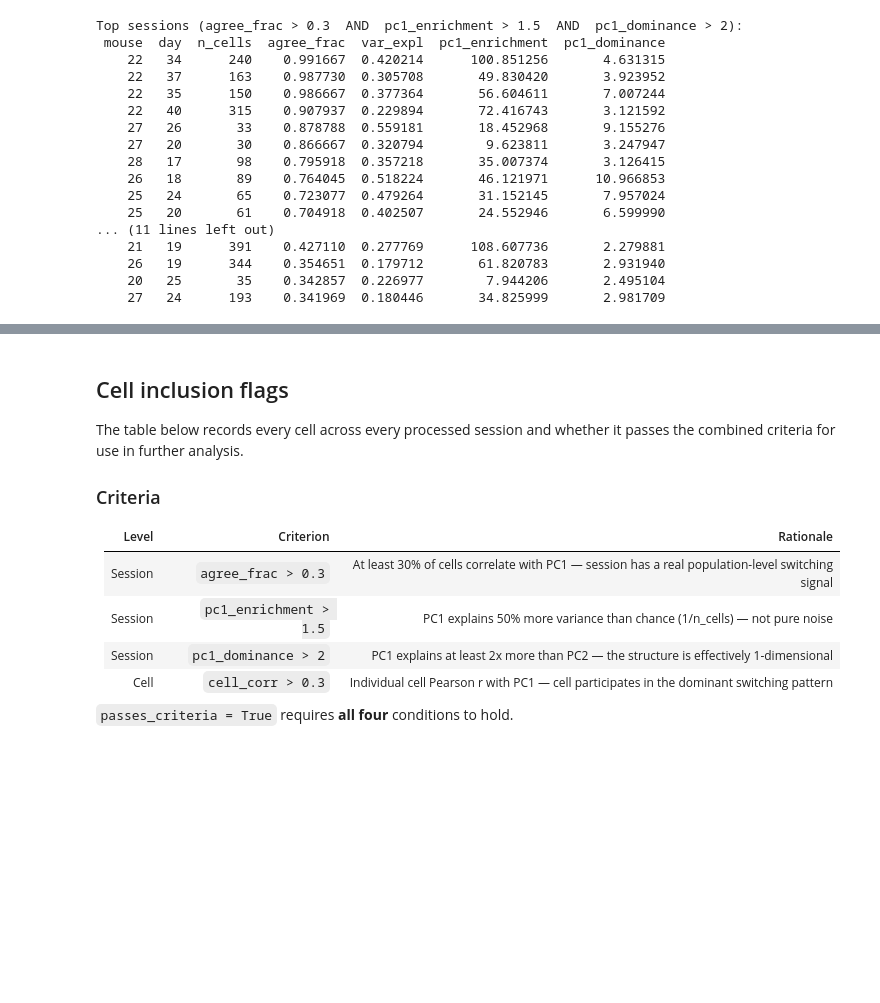
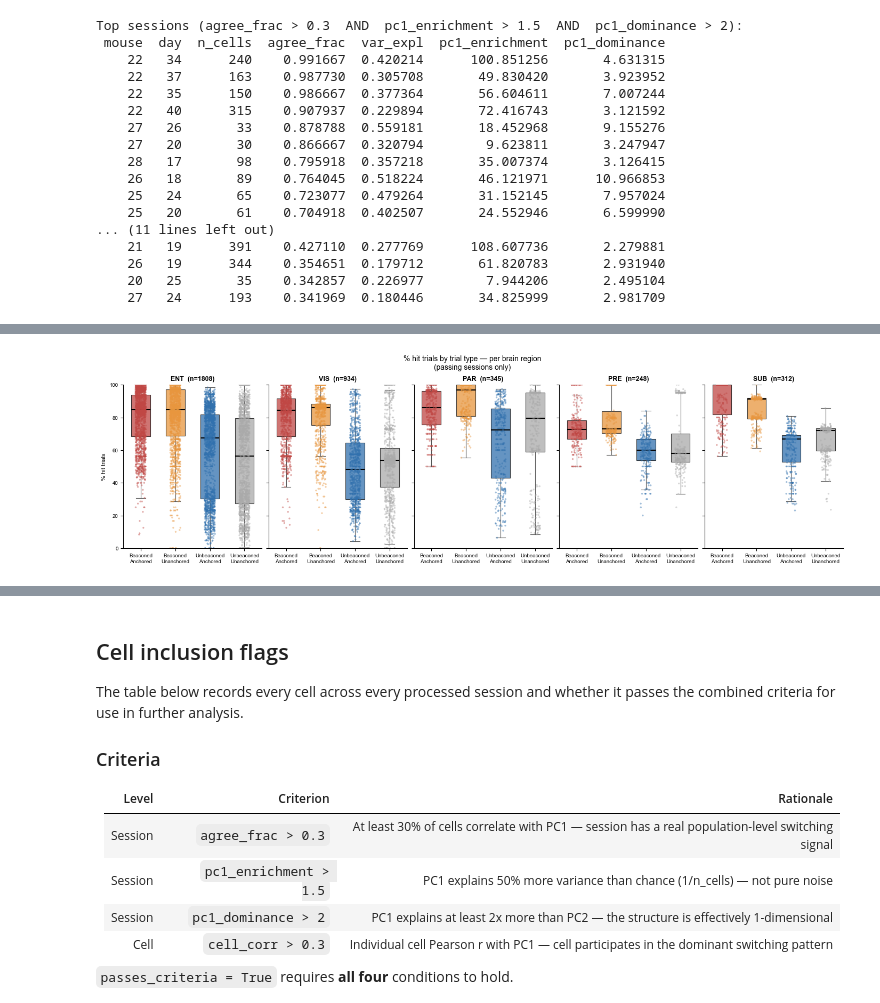
Before and after one commit to HDClark94/spatial-manifolds, a Jupyter notebook: scripts/figures/figure_6_task_anchoring/task_anchoring_catalogue.ipynb, the cells around one changed output, grey strips where cells are left out. Saved outputs shown, nothing was run; the diff lists cells and outputs as text; code cells hidden in the pictures; blank space fills up the shorter version.

```diff
--- a/scripts/figures/figure_6_task_anchoring/task_anchoring_catalogue.ipynb
+++ b/scripts/figures/figure_6_task_anchoring/task_anchoring_catalogue.ipynb
@@ -580,3 +605,97 @@ Top sessions (agree_frac > 0.3  AND  pc1_enrichment > 1.5  AND  pc1_dominance >
     26   19      344    0.354651  0.179712       61.820783       2.931940
     20   25       35    0.342857  0.226977        7.944206       2.495104
     27   24      193    0.341969  0.180446       34.825999       2.981709
+# %%
+import matplotlib.pyplot as plt
+import numpy as np
+import pandas as pd
+
+CONDITIONS  = ['cued_anchored', 'cued_unanchored', 'uncued_anchored', 'uncued_unanchored']
+CON_LABELS  = ['Beaconed\nAnchored', 'Beaconed\nUnanchored',
+               'Unbeaconed\nAnchored', 'Unbeaconed\nUnanchored']
+CON_COLORS  = ['#c04744', '#e8963e', '#3171ae', '#aaaaaa']
+REGIONS     = ['ENT', 'VIS', 'PAR', 'PRE', 'SUB']
+
+passing_days = {(s['mouse'], s['day']) for s in switching_stats if s['session_passes']}
+
+condition_rows = []
+
+for mouse, day in all_sessions:
+    if (mouse, day) not in passing_days:
+        continue
+    try:
+        tcs, _, _, _, beh, _ = compute_vr_tcs(mouse, day, source_path=SOURCE_PATH)
+    except Exception as e:
+        print(f'M{mouse}D{day}: load error {e}'); continue
+    try:
+        trial_types   = np.array(beh['trials']['type'])
+        trial_perfs   = np.array(beh['trials'].performance)
+        beaconed_mask = trial_types == 'b'
+        unbeac_mask   = trial_types == 'nb'
+    except Exception as e:
+        print(f'M{mouse}D{day}: trial col error {e}'); continue
+
+    _sess = df_all[(df_all['mouse'] == mouse) & (df_all['day'] == day)]
+    for _, row in _sess.iterrows():
+        lab = compute_anchoring_labels(int(row['cluster_id']), tcs)
+        if lab is None:
+            continue
+        region = _simplify_region(str(row.get('brain_region', 'unknown')))
+        n_t    = len(lab)
+        tt     = trial_types[:n_t]
+        tp     = trial_perfs[:n_t]
+        anch   = lab.astype(bool)
+
+        def _pct_hits(type_mask, anch_mask):
+            mask  = type_mask[:n_t] & anch_mask
+            total = mask.sum()
+            return 100 * np.sum(tp[mask] == 'hit') / total if total > 0 else np.nan
+
+        condition_rows.append({
+            'mouse':             mouse,
+            'day':               day,
+            'cluster_id':        int(row['cluster_id']),
+            'region':            region,
+            'cell_type':         str(row.get('cell_type', '')),
+            'cued_anchored':     _pct_hits(beaconed_mask, anch),
+            'cued_unanchored':   _pct_hits(beaconed_mask, ~anch),
+            'uncued_anchored':   _pct_hits(unbeac_mask,   anch),
+            'uncued_unanchored': _pct_hits(unbeac_mask,   ~anch),
+        })
+
+df_cond = pd.DataFrame(condition_rows)
+print(f'{len(df_cond)} cells, {df_cond.groupby(["mouse","day"]).ngroups} sessions')
+
+regions_present = [r for r in REGIONS if r in df_cond['region'].values]
+n_reg = len(regions_present)
+fig, axes = plt.subplots(1, n_reg, figsize=(2.8 * n_reg, 4),
+                         sharey=True, constrained_layout=True)
+if n_reg == 1:
+    axes = [axes]
+rng = np.random.default_rng(0)
+
+for ax, reg in zip(axes, regions_present):
+    sub  = df_cond[df_cond['region'] == reg]
+    data = [sub[c].dropna().values for c in CONDITIONS]
+    bp = ax.boxplot(data, patch_artist=True, widths=0.55,
+                    medianprops=dict(color='k', lw=1.5),
+                    whiskerprops=dict(lw=0.8, color='#555'),
+                    capprops=dict(lw=0.8, color='#555'),
+                    flierprops=dict(marker='o', markersize=2, alpha=0.4, markeredgewidth=0))
+    for patch, color in zip(bp['boxes'], CON_COLORS):
+        patch.set_facecolor(color); patch.set_alpha(0.75); patch.set_linewidth(0.8)
+    for xi, (d, color) in enumerate(zip(data, CON_COLORS), start=1):
+        jitter = rng.uniform(-0.15, 0.15, size=len(d))
+        ax.scatter(xi + jitter, d, color=color, s=6, alpha=0.45, zorder=3, edgecolors='none')
+    ax.set_xticks(range(1, len(CONDITIONS) + 1))
+    ax.set_xticklabels(CON_LABELS, fontsize=7)
+    ax.set_title(f'{reg}  (n={len(sub)})', fontsize=9, fontweight='bold')
+    ax.spines[['top', 'right']].set_visible(False)
+    ax.tick_params(labelsize=7)
+    ax.set_ylim(0, 100)
+
+axes[0].set_ylabel('% hit trials', fontsize=8)
+fig.suptitle('% hit trials by trial type — per brain region\n(passing sessions only)', fontsize=10)
+fig.savefig(CATALOGUE_DIR / 'anchoring_hit_pct_by_region.pdf', bbox_inches='tight', dpi=200)
+display(fig); plt.close()
+# %% [output]
@@ -582,0 +703 @@ Top sessions (agree_frac > 0.3  AND  pc1_enrichment > 1.5  AND  pc1_dominance >
+[figure, added]
```
Also changed, not shown: parts of 19 cells of this notebook, 19 other files.
